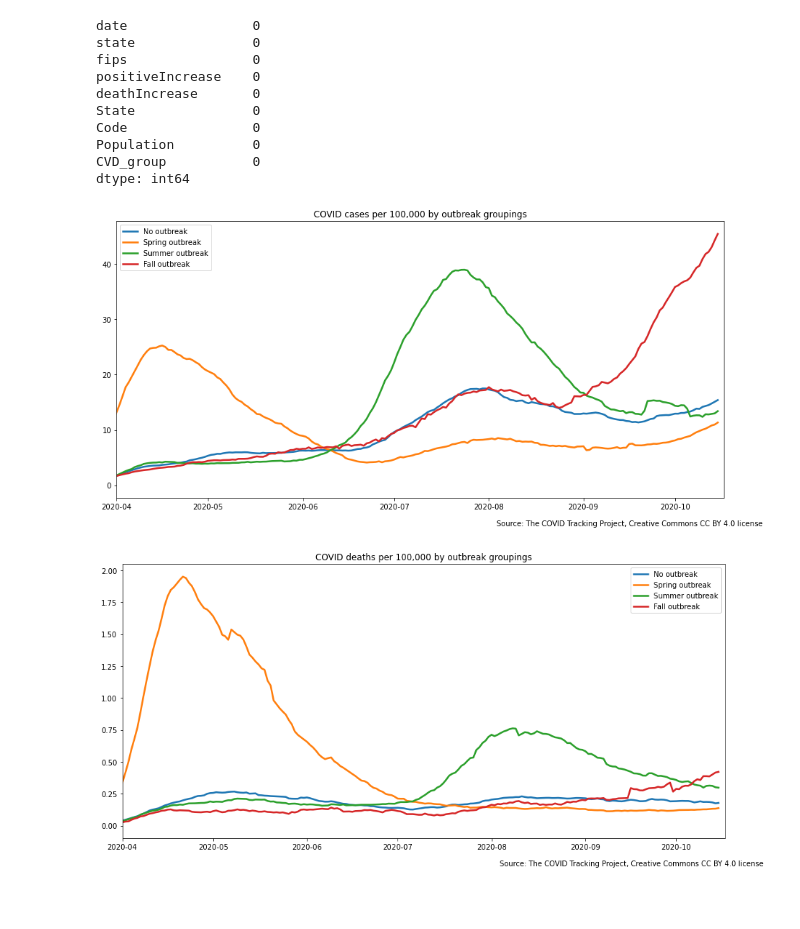
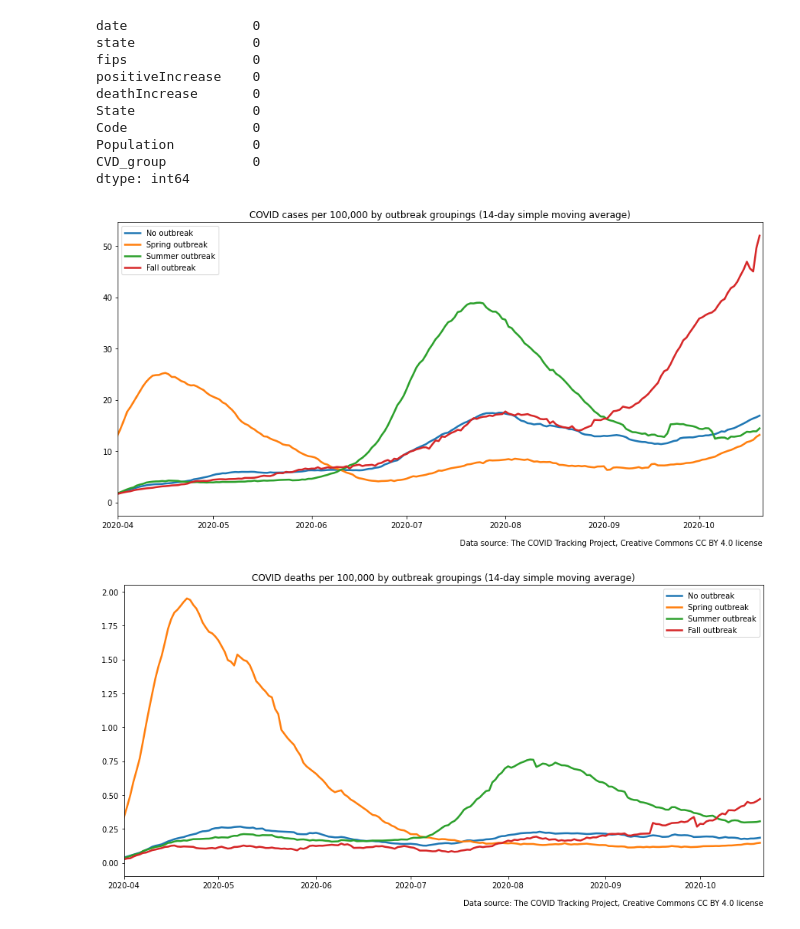
Before and after one commit to salvir1/covid-19-geographic-analysis, a Jupyter notebook: covid_case_and_death_trends.ipynb, the cells around one changed output. Drawn from its saved outputs; the diff is of its cells as text; code cells hidden in the pictures; blank space fills up the shorter version.

Commit message:
data analysis updates

```diff
--- a/covid_case_and_death_trends.ipynb
+++ b/covid_case_and_death_trends.ipynb
@@ -97,22 +97,22 @@ grouped_cvd['CVD_group'] = grouped_cvd['CVD_group'].apply(lambda x: 'Fall outbre
 # %%
 # Cases per 100,000 by group over time
 fig, ax = plt.subplots(figsize = (15,7))
-plt.figtext(0.95, 0.05, 'Source: The COVID Tracking Project, Creative Commons CC BY 4.0 license', horizontalalignment='right')
+plt.figtext(0.9, 0.05, 'Data source: The COVID Tracking Project, Creative Commons CC BY 4.0 license', horizontalalignment='right')
 
 for chart_group in grouped_cvd['CVD_group'].unique():
     group_df = grouped_cvd[grouped_cvd['CVD_group']== chart_group]
     group_df['case_SMA'] = group_df.iloc[:,3].rolling(window=14).mean()
     ax.plot(group_df['date'], group_df['case_SMA'] / group_df['Population'] * 100000, label = chart_group, lw=2.5)
-    ax.set_xlim([datetime.date(2020, 4, 1), datetime.date(2020, 10, 17)])
-    ax.set_title(f'COVID cases per 100,000 by outbreak groupings')
+    ax.set_xlim([datetime.date(2020, 4, 1), datetime.date.today()])
+    ax.set_title(f'COVID cases per 100,000 by outbreak groupings (14-day simple moving average)')
     ax.legend()
 plt.savefig('img/COVID-cases-by-outbreak-groupings.png')
 # %% [output]
-[figure, old version]
+[figure, new version]
 # %%
 # Deaths per 100,000 by group over time
 fig, ax = plt.subplots(figsize = (15,7))
-plt.figtext(0.95, 0.05, 'Source: The COVID Tracking Project, Creative Commons CC BY 4.0 license', horizontalalignment='right')
+plt.figtext(0.9, 0.05, 'Data source: The COVID Tracking Project, Creative Commons CC BY 4.0 license', horizontalalignment='right')
 
 for chart_group in grouped_cvd['CVD_group'].unique():
     group_df = grouped_cvd[grouped_cvd['CVD_group']== chart_group]
@@ -121,12 +121,12 @@ for chart_group in grouped_cvd['CVD_group'].unique():
 #     temp_group_df['date'] = temp_group_df['date'] - timedelta(days=14)
     group_df = group_df.merge(temp_group_df, on='date')
     ax.plot(group_df['date'], group_df['death_SMA_y'] / group_df['Population'] * 100000, label = chart_group, lw=2.5)
-    ax.set_xlim([datetime.date(2020, 4, 1), datetime.date(2020, 10, 17)])
-    ax.set_title(f'COVID deaths per 100,000 by outbreak groupings')
+    ax.set_xlim([datetime.date(2020, 4, 1), datetime.date.today()])
+    ax.set_title(f'COVID deaths per 100,000 by outbreak groupings (14-day simple moving average)')
     ax.legend()
 plt.savefig('img/COVID-deaths-by-outbreak-groupings.png')
 # %% [output]
-[figure, old version]
+[figure, new version]
 # %%
 # Case fatality ratio by outbreak group over time
 fig, ax = plt.subplots(figsize = (15,7))
```
Also changed, not shown: parts of 10 cells of this notebook, 4 other files.
